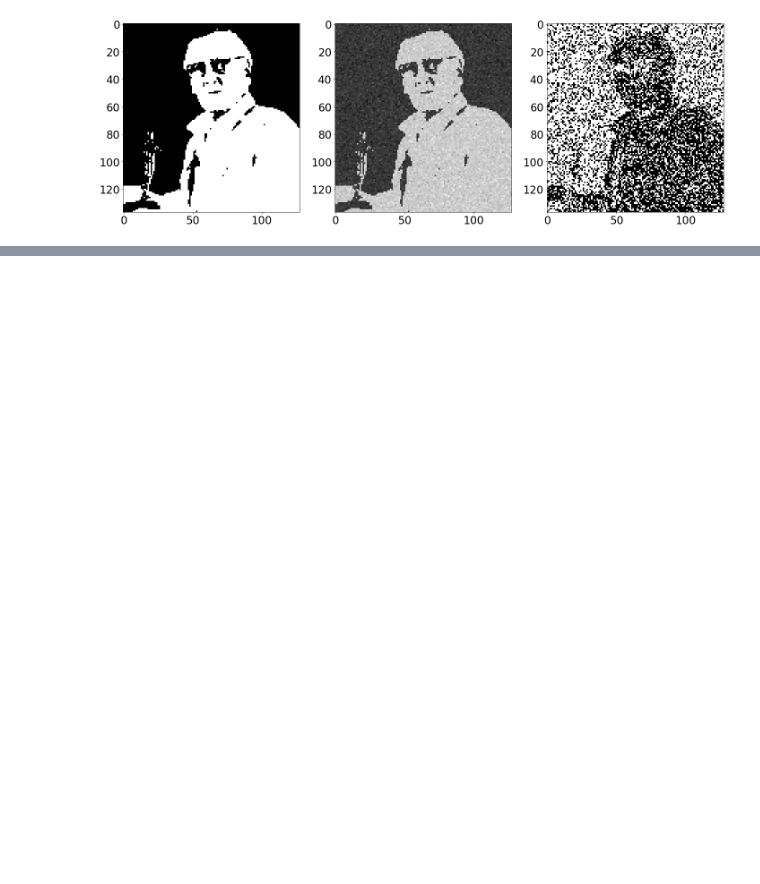
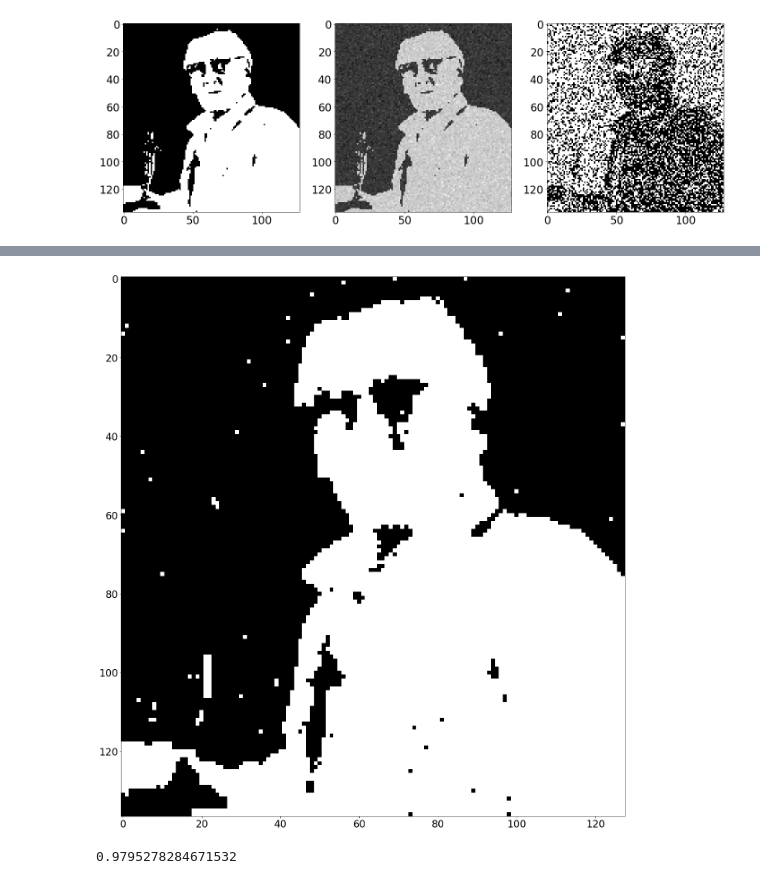
Before and after one commit to kheeran/COMS30007-Machine-Learning, a Jupyter notebook: Inference.ipynb, the cells around one changed output, grey strips where cells are left out. Drawn from its saved outputs; the diff is of its cells as text; code cells hidden in the pictures; blank space fills up the shorter version.

```diff
--- a/Inference.ipynb
+++ b/Inference.ipynb
@@ -117,15 +117,15 @@ def image_denois_ICM(x0, y, T, M, N, beta, eta):
 
     nsum = 0
     xysum = 0
-    for i in range(0, M - 1):
-        for j in range(0, N - 1):
+    for i in range(0, M):
+        for j in range(0, N):
             xysum += x[i][j] * y[i][j]
             for (a, b) in neighbours(i, j, M, N, size = 8):
                 nsum += x[i][j] * x[a][b]
 
     for t in range(0, T):
-        for i in range(0, M - 1):
-            for j in range(0, N - 1):
+        for i in range(0, M):
+            for j in range(0, N):
                 for (a,b) in neighbours(i, j, M, N, size = 8):
                     nsum += x[a][b] - (x[i][j]  * x[a][b])
                 xysum += y[i][j] - x[i][j] * y[i][j]
@@ -144,3 +144,20 @@ def image_denois_ICM(x0, y, T, M, N, beta, eta):
                 else:
                     x[i][j] = -1
     return x
+# %%
+y = im6
+y = 2*y - 1
+
+(M, N) = y.shape
+x = image_denois_ICM(np.zeros((M, N)), y, 25, M, N, beta = 0.2, eta = 0.43)
+
+fig = plt.figure()
+ax = fig.add_subplot(111)
+ax.imshow(x,cmap='gray')
+
+plt.show()
+fig.savefig('Graphics/glitch.png', bbox_inches='tight')
+1-np.sum(np.abs((x + 1) / 2 -im)) / (x.shape[0] * x.shape[1])
+# %% [output]
+[figure, added]
+0.9795278284671532
```
Also changed, not shown: parts of 3 cells of this notebook.
